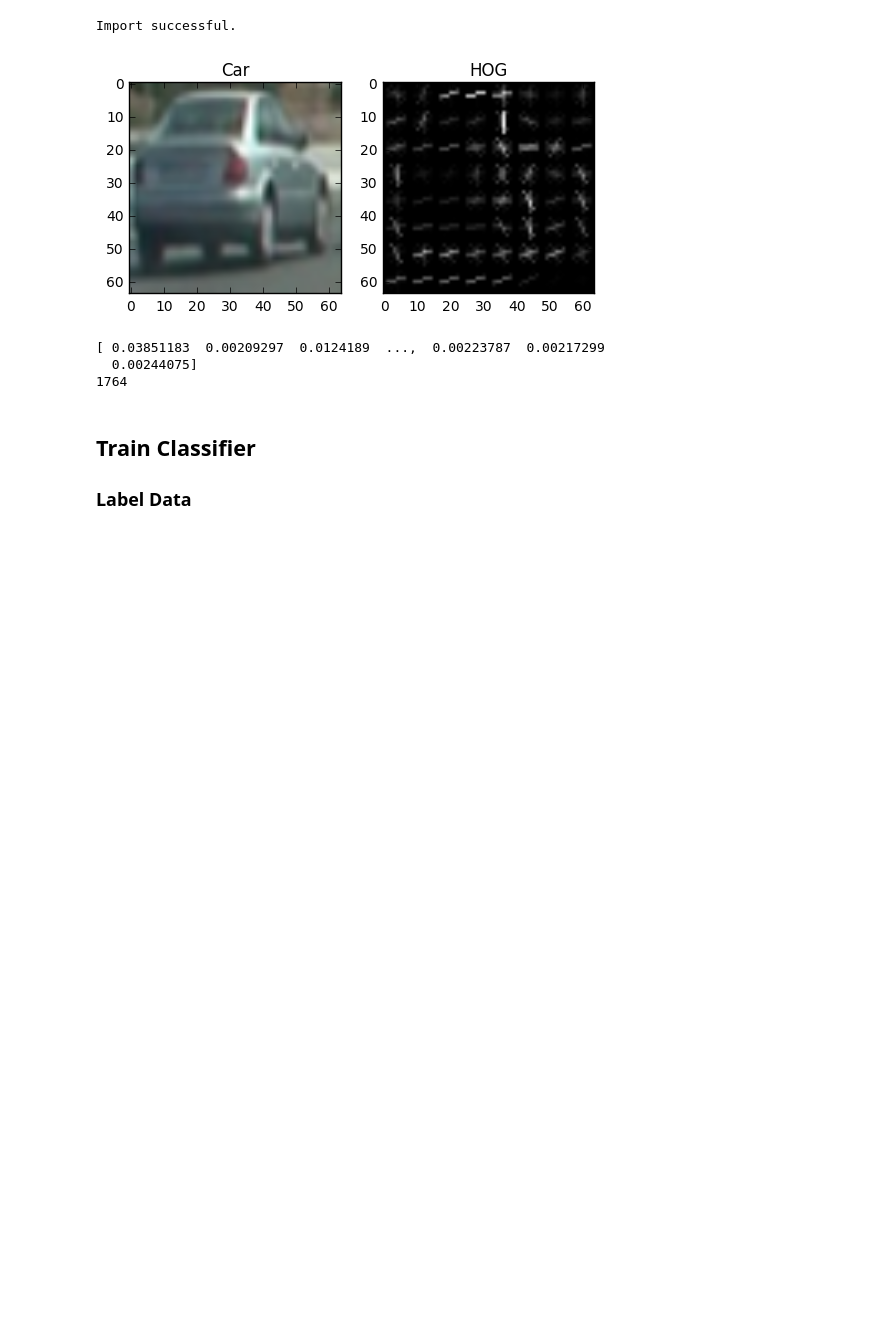
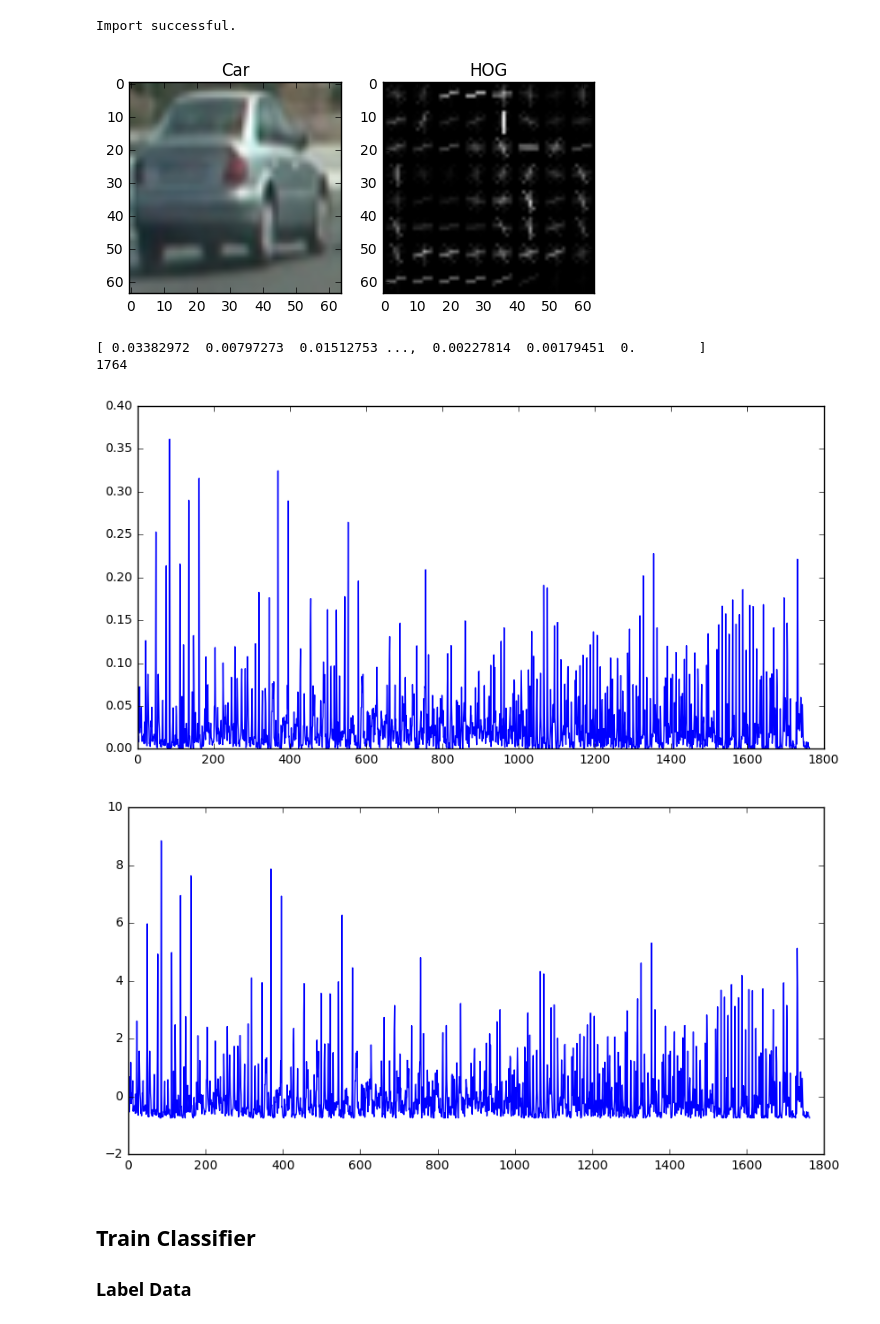
Before and after one commit to WuStangDan/Project-05-Vehicle-Detection-and-Tracking, a Jupyter notebook: proj5-DAS.ipynb, the cells around one changed output. Cells and saved outputs as stored; diff of their text form; code cells hidden in the pictures; blank space fills up the shorter version.

```diff
--- a/proj5-DAS.ipynb
+++ b/proj5-DAS.ipynb
@@ -45,30 +65,42 @@ def hog_features(img, orientbin=9, cellpix=8, cellb=2, visual=False, vector=True
 # %%
 img = mpimg.imread('img/vehicles/GTI_Left/image0010.png')
 
 
 
 orientbin = 9
 cellpix = 8
 cellb = 2
 
-features, visual_image = hog_features(img, orientbin, cellpix, cellb, True)
+features, visual_image = hog_features(img, 'rgb', 0, orientbin, cellpix, cellb, True)
 
 fig = plt.figure()
 plt.subplot(121)
 plt.imshow(img)
 plt.title('Car')
 plt.subplot(122)
 plt.imshow(visual_image, cmap='gray')
 plt.title('HOG')
 plt.show()
 
 print(features)
 print(len(features))
+
+fig = plt.figure(figsize=(10,5))
+plt.plot(features)
+plt.show()
+
+x_scaler = StandardScaler().fit(features)
+scaledx = x_scaler.transform(features)
+
+fig = plt.figure(figsize=(10,5))
+plt.plot(scaledx)
+plt.show()
 # %% [output]
 [figure]
-[ 0.03851183  0.00209297  0.0124189  ...,  0.00223787  0.00217299
-  0.00244075]
+[ 0.03382972  0.00797273  0.01512753 ...,  0.00227814  0.00179451  0.        ]
 1764
+[figure, added]
+[figure, added]
 # %% [markdown]
 ## Train Classifier
 
```
Also changed, not shown: parts of 9 cells of this notebook.
